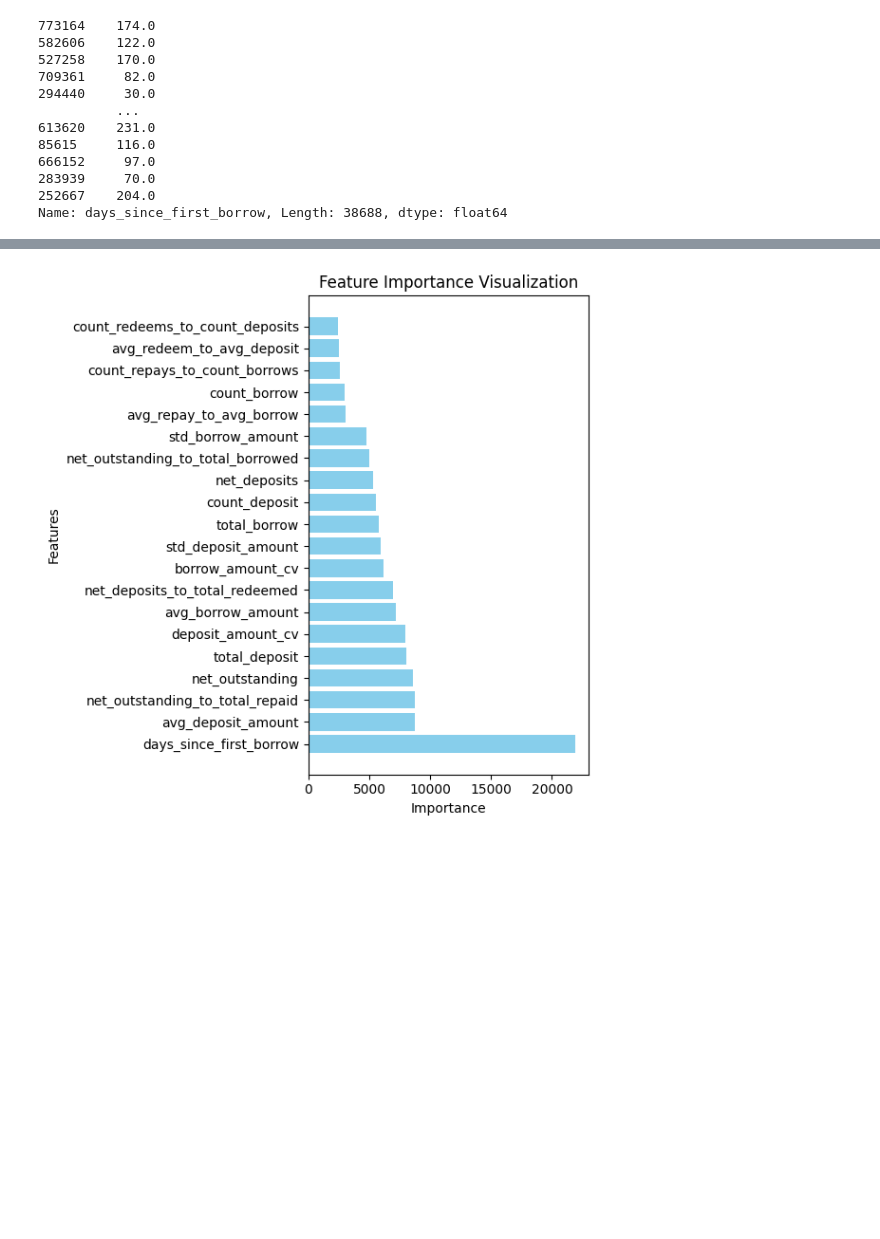
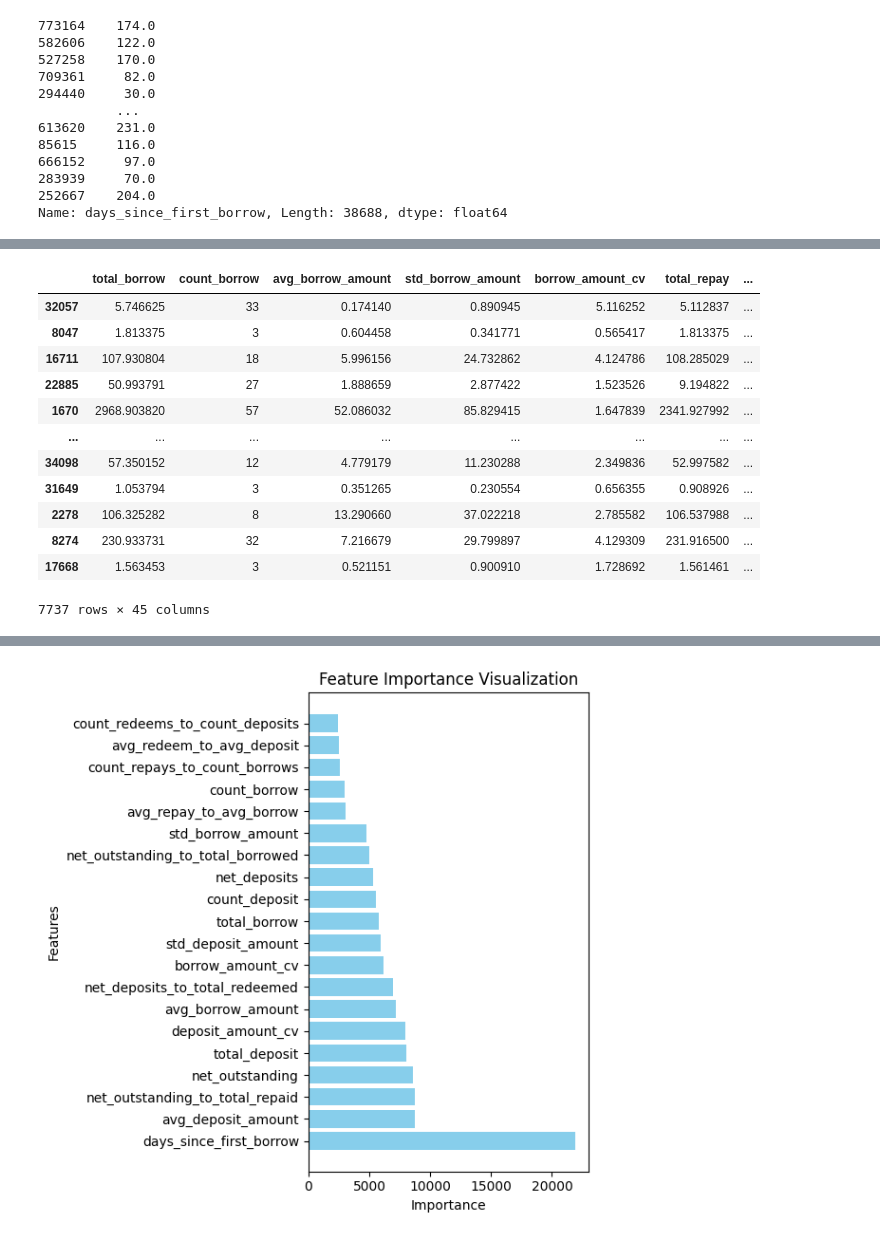
Before and after one commit to ennriqe/Giza-Gora-Competition, a Jupyter notebook: LightGBM Model.ipynb, the cells around one changed output, grey strips where cells are left out. Saved outputs shown, nothing was run; the diff lists cells and outputs as text; code cells hidden in the pictures; blank space fills up the shorter version.

```diff
--- a/LightGBM Model.ipynb
+++ b/LightGBM Model.ipynb
@@ -264,0 +338,36 @@ X_test_eval['y_pred'] = y_test_pred
+# %%
+import pandas as pd
+import autogluon.tabular as ag
+
+# Assuming your 'predictors_df' data frame and other preprocessing steps are the same
+
+# Convert 'token_borrowed' column to dummies
+try:
+    token_borrowed_dummies = pd.get_dummies(predictors_df['token_borrowed'], prefix='token')
+    predictors_df = pd.concat([predictors_df, token_borrowed_dummies], axis=1)
+    predictors_df.drop('token_borrowed', axis=1, inplace=True)
+except Exception as e:
+    print(e)
+
+from sklearn.model_selection import train_test_split
+
+# Separate features and target
+X = predictors_df.drop('total_liquidation_to_total_borrow', axis=1)
+y = predictors_df['total_liquidation_to_total_borrow']
+
+# Split the data into train and test sets
+X_train, X_test, y_train, y_test = train_test_split(X, y, test_size=0.2, random_state=42)
+
+# Prepare the training and testing data
+train_data = pd.concat([X_train, y_train], axis=1)
+test_data = pd.concat([X_test, y_test], axis=1)
+
+# Train a model using AutoGluon
+predictor = ag.TabularPredictor(label='total_liquidation_to_total_borrow').fit(train_data, time_limits=7200)
+
+
+# Evaluate the model
+performance = predictor.evaluate(test_data)
+
+# Print RMSE
+print("Test RMSE:", performance['root_mean_squared_error'])
@@ -283,0 +608,16 @@ plt.show()
+# %%
+X_test_eval
+# %% [output]
+|  | total_borrow | count_borrow | avg_borrow_amount | std_borrow_amount | borrow_amount_cv | total_repay | ... |
+| 32057 | 5.746625 | 33 | 0.174140 | 0.890945 | 5.116252 | 5.112837 | ... |
+| 8047 | 1.813375 | 3 | 0.604458 | 0.341771 | 0.565417 | 1.813375 | ... |
+| 16711 | 107.930804 | 18 | 5.996156 | 24.732862 | 4.124786 | 108.285029 | ... |
+| 22885 | 50.993791 | 27 | 1.888659 | 2.877422 | 1.523526 | 9.194822 | ... |
+| 1670 | 2968.903820 | 57 | 52.086032 | 85.829415 | 1.647839 | 2341.927992 | ... |
+| ... | ... | ... | ... | ... | ... | ... | ... |
+| 34098 | 57.350152 | 12 | 4.779179 | 11.230288 | 2.349836 | 52.997582 | ... |
+| 31649 | 1.053794 | 3 | 0.351265 | 0.230554 | 0.656355 | 0.908926 | ... |
+| 2278 | 106.325282 | 8 | 13.290660 | 37.022218 | 2.785582 | 106.537988 | ... |
+| 8274 | 230.933731 | 32 | 7.216679 | 29.799897 | 4.129309 | 231.916500 | ... |
+| 17668 | 1.563453 | 3 | 0.521151 | 0.900910 | 1.728692 | 1.561461 | ... |
+7737 rows × 45 columns
```
Also changed, not shown: parts of 19 cells of this notebook.
